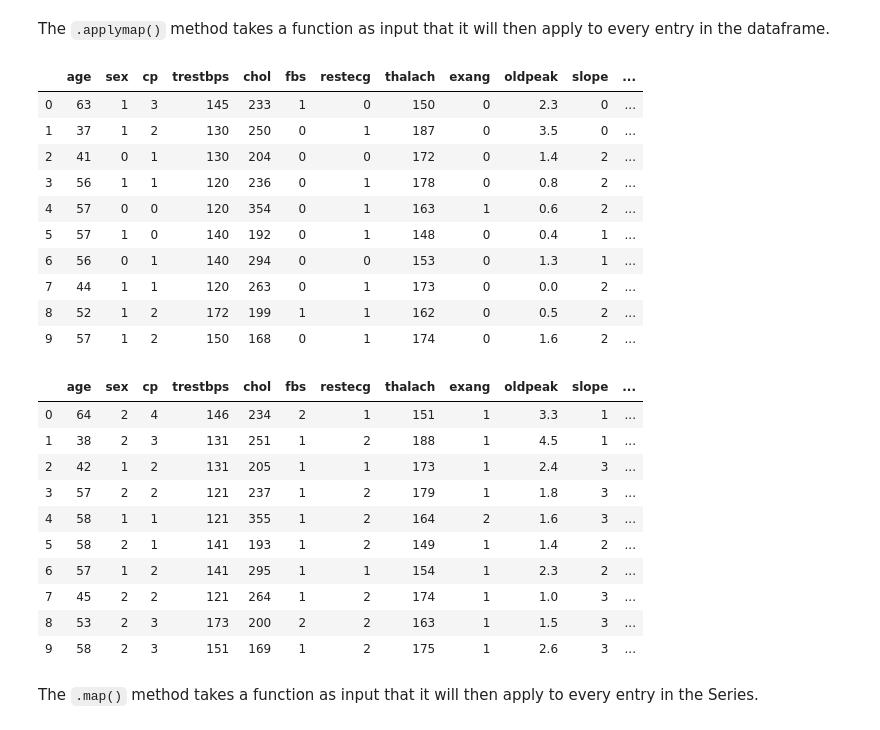
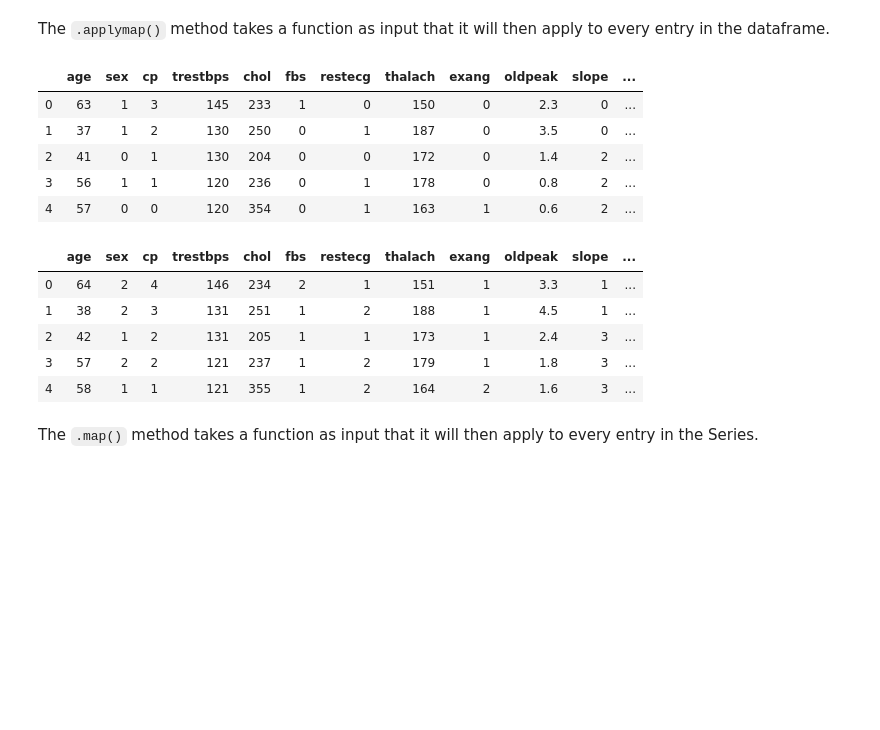
Before and after one commit to learn-co-students/data_cleaning_and_statistical_analysis-HTX_DS_111819, a Jupyter notebook: manipulating_data_with_pandas.ipynb, the cells around one changed output. Drawn from its saved outputs; the diff is of its cells as text; code cells hidden in the pictures; blank space fills up the shorter version.

````diff
--- a/manipulating_data_with_pandas.ipynb
+++ b/manipulating_data_with_pandas.ipynb
@@ -202,7 +233,7 @@ Will null values always show up as `NaN`s? Let's discuss.
 The ```.applymap()``` method takes a function as input that it will then apply to every entry in the dataframe.
 # %%
 # Originally looks like:
-uci_df.head(10)
+uci_df.head()
 # %% [output]
 |  | age | sex | cp | trestbps | chol | fbs | restecg | thalach | exang | oldpeak | slope | ... |
 | 0 | 63 | 1 | 3 | 145 | 233 | 1 | 0 | 150 | 0 | 2.3 | 0 | ... |
@@ -210,30 +241,20 @@ uci_df.head(10)
 | 2 | 41 | 0 | 1 | 130 | 204 | 0 | 0 | 172 | 0 | 1.4 | 2 | ... |
 | 3 | 56 | 1 | 1 | 120 | 236 | 0 | 1 | 178 | 0 | 0.8 | 2 | ... |
 | 4 | 57 | 0 | 0 | 120 | 354 | 0 | 1 | 163 | 1 | 0.6 | 2 | ... |
-| 5 | 57 | 1 | 0 | 140 | 192 | 0 | 1 | 148 | 0 | 0.4 | 1 | ... |
-| 6 | 56 | 0 | 1 | 140 | 294 | 0 | 0 | 153 | 0 | 1.3 | 1 | ... |
-| 7 | 44 | 1 | 1 | 120 | 263 | 0 | 1 | 173 | 0 | 0.0 | 2 | ... |
-| 8 | 52 | 1 | 2 | 172 | 199 | 1 | 1 | 162 | 0 | 0.5 | 2 | ... |
-| 9 | 57 | 1 | 2 | 150 | 168 | 0 | 1 | 174 | 0 | 1.6 | 2 | ... |
 # %%
 # Defining a function to test this...
 def add_one(x):
     return x + 1
 # %%
 # Look!
-uci_df.applymap(add_one).head(10)
+uci_df.applymap(add_one).head()
 # %% [output]
 |  | age | sex | cp | trestbps | chol | fbs | restecg | thalach | exang | oldpeak | slope | ... |
 | 0 | 64 | 2 | 4 | 146 | 234 | 2 | 1 | 151 | 1 | 3.3 | 1 | ... |
 | 1 | 38 | 2 | 3 | 131 | 251 | 1 | 2 | 188 | 1 | 4.5 | 1 | ... |
 | 2 | 42 | 1 | 2 | 131 | 205 | 1 | 1 | 173 | 1 | 2.4 | 3 | ... |
 | 3 | 57 | 2 | 2 | 121 | 237 | 1 | 2 | 179 | 1 | 1.8 | 3 | ... |
 | 4 | 58 | 1 | 1 | 121 | 355 | 1 | 2 | 164 | 2 | 1.6 | 3 | ... |
-| 5 | 58 | 2 | 1 | 141 | 193 | 1 | 2 | 149 | 1 | 1.4 | 2 | ... |
-| 6 | 57 | 1 | 2 | 141 | 295 | 1 | 1 | 154 | 1 | 2.3 | 2 | ... |
-| 7 | 45 | 2 | 2 | 121 | 264 | 1 | 2 | 174 | 1 | 1.0 | 3 | ... |
-| 8 | 53 | 2 | 3 | 173 | 200 | 2 | 2 | 163 | 1 | 1.5 | 3 | ... |
-| 9 | 58 | 2 | 3 | 151 | 169 | 1 | 2 | 175 | 1 | 2.6 | 3 | ... |
 # %% [markdown]
 The `.map()` method takes a function as input that it will then apply to every entry in the Series.
 # %%
````
Also changed, not shown: parts of 47 cells of this notebook.
